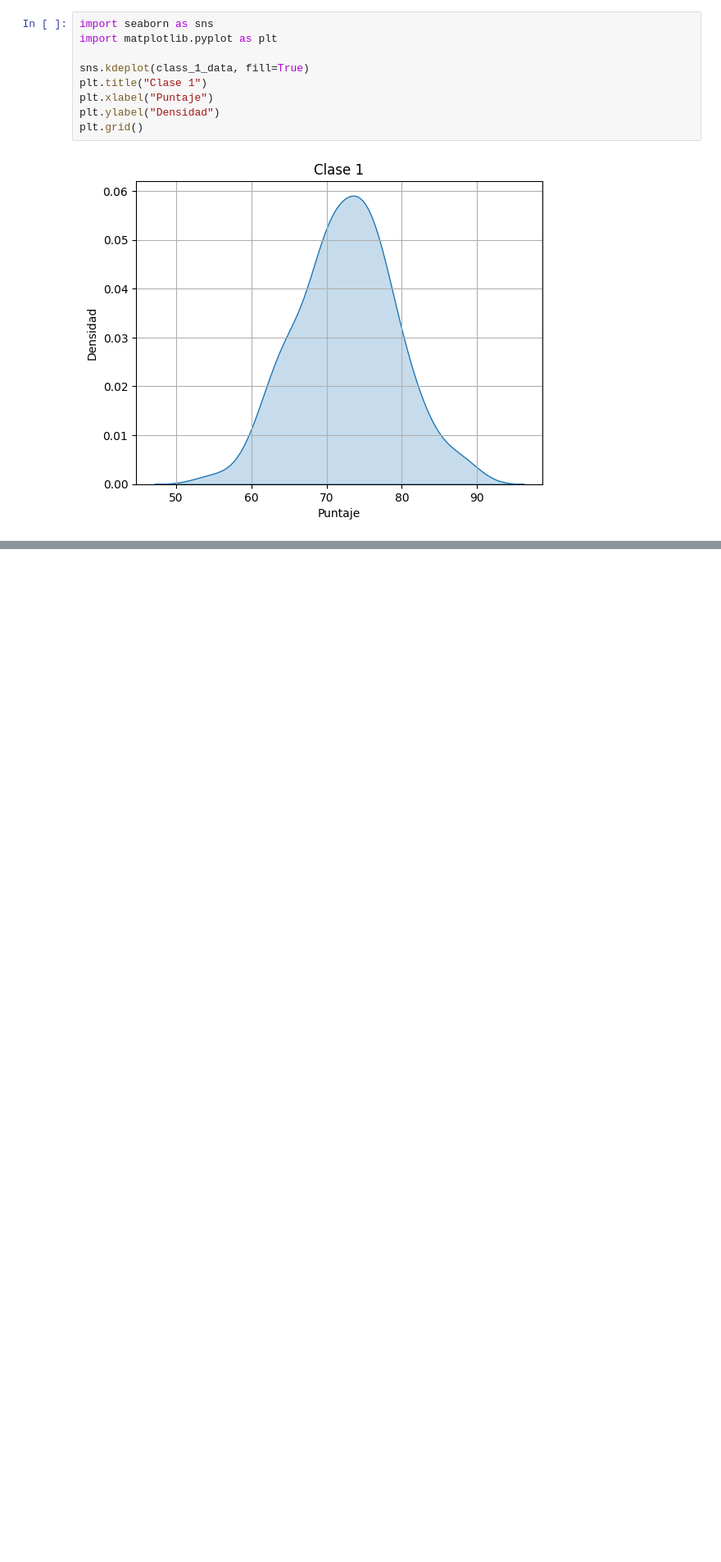
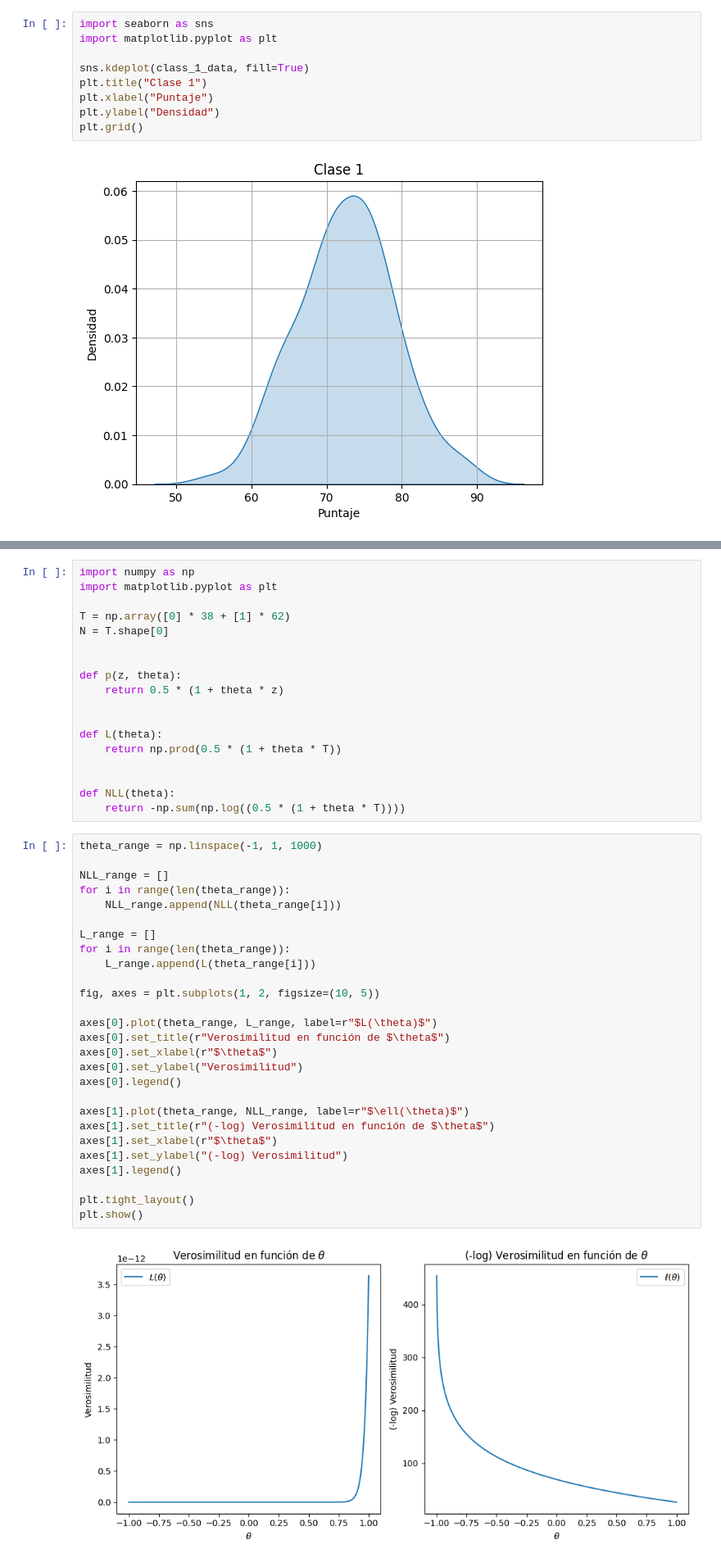
Before and after one commit to sebassu/machine-learning-para-IA, a Jupyter notebook: entregas/1/entrega_1.ipynb, the cells around one changed output, grey strips where cells are left out. Shown: that part at 82% size. Cells and saved outputs as stored; diff of their text form; blank space fills up the shorter version.

```diff
--- a/entregas/1/entrega_1.ipynb
+++ b/entregas/1/entrega_1.ipynb
@@ -78,0 +128,47 @@ sería esperable que también se respeten los otros valores. En efecto:
+# %%
+import numpy as np
+import matplotlib.pyplot as plt
+
+T = np.array([0] * 38 + [1] * 62)
+N = T.shape[0]
+
+
+def p(z, theta):
+    return 0.5 * (1 + theta * z)
+
+
+def L(theta):
+    return np.prod(0.5 * (1 + theta * T))
+
+
+def NLL(theta):
+    return -np.sum(np.log((0.5 * (1 + theta * T))))
+# %%
+theta_range = np.linspace(-1, 1, 1000)
+
+NLL_range = []
+for i in range(len(theta_range)):
+    NLL_range.append(NLL(theta_range[i]))
+
+L_range = []
+for i in range(len(theta_range)):
+    L_range.append(L(theta_range[i]))
+
+fig, axes = plt.subplots(1, 2, figsize=(10, 5))
+
+axes[0].plot(theta_range, L_range, label=r"$L(\theta)$")
+axes[0].set_title(r"Verosimilitud en función de $\theta$")
+axes[0].set_xlabel(r"$\theta$")
+axes[0].set_ylabel("Verosimilitud")
+axes[0].legend()
+
+axes[1].plot(theta_range, NLL_range, label=r"$\ell(\theta)$")
+axes[1].set_title(r"(-log) Verosimilitud en función de $\theta$")
+axes[1].set_xlabel(r"$\theta$")
+axes[1].set_ylabel("(-log) Verosimilitud")
+axes[1].legend()
+
+plt.tight_layout()
+plt.show()
+# %% [output]
+[figure, added]
```
Also changed, not shown: parts of 11 cells of this notebook.
